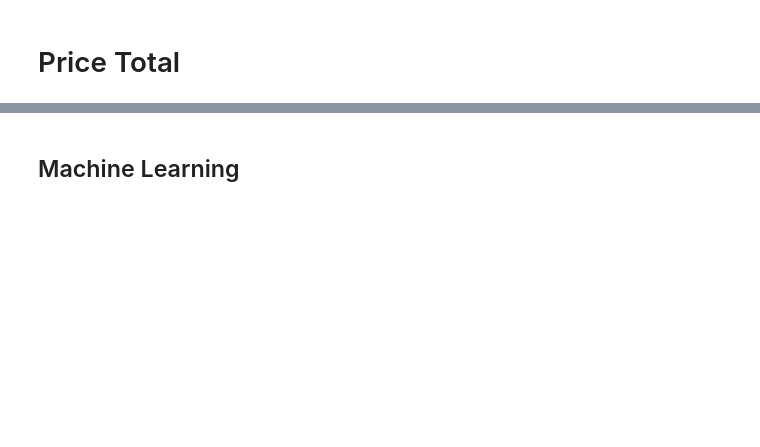
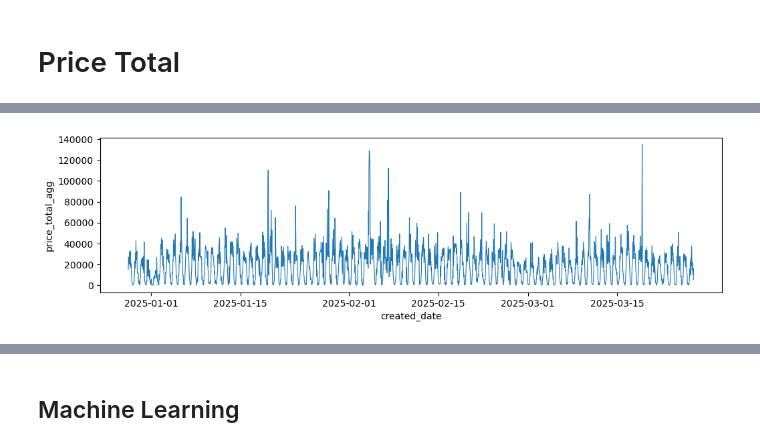
Before and after one commit to jeffc05/sinatra_sales_forecasting, a Jupyter notebook: sales_forecasting.ipynb, the cells around one changed output, grey strips where cells are left out. Saved outputs shown, nothing was run; the diff lists cells and outputs as text; code cells hidden in the pictures; blank space fills up the shorter version.

```diff
--- a/sales_forecasting.ipynb
+++ b/sales_forecasting.ipynb
@@ -106,0 +132,14 @@ df_oot = pd.DataFrame(index=oot_dates)
+# %%
+# # fast shop
+# account_id = 'f9129295-bb08-4330-b60c-9f0beadda521'
+# sales_channel_id = 1
+
+# decathlon
+account_id = '05d9cc3a-decc-4fa2-b4e8-b44eef40e3b6'
+sales_channel_id = 3
+
+cond = (sales['account_id'] == account_id) & (sales['sales_channel_id'] == sales_channel_id) & sales['status'].notna()
+df_client = sales[cond].drop(['account_id', 'sales_channel_id'], axis=1)
+df_client['created_date'] = pd.to_datetime(df_client['created_date'], format='%Y-%m-%d %H:%M:%S.%f %z')
+df_client = df_client.sort_values('created_date').reset_index(drop=True)
+df_client['created_date'] = df_client['created_date'].dt.strftime("%Y-%m-%d %H:00:00").reset_index(drop=True)
@@ -144,7 +209,4 @@ df_client_mod = pd.merge(date_index, df_client_mod, how='left', on='created_date
 # %%
-# end_date = pd.to_datetime('2025-03-17 10')
-# date_index = pd.Series(pd.date_range(start=end_date - relativedelta(months=3),
-#                                      end=end_date,
-#                                      freq='h',
-#                                      name='created_date'))
-# df_client_mod = pd.merge(date_index, df_client_mod, how='left', on='created_date').set_index('created_date')
+oot_date_index = pd.Series(df_oot.index, name='created_date')
+combined_date_index = pd.concat([date_index, oot_date_index], axis=0)
+df_client_mod = pd.merge(combined_date_index, df_client_mod, how='left', on='created_date').set_index('created_date')
@@ -167,3 +243,13 @@ price_total.isna().sum()
 # %%
 lags = [price_total.shift(l).rename(f'lag_{l}') for l in range(1, 25)]
 price_total_lag = pd.concat([price_total, pd.concat(lags, axis=1)], axis=1).dropna()
+# %%
+price_total = price_total_lag.loc[price_total_lag.index <= END_DATE].copy()
+price_total_train = price_total_lag.loc[price_total_lag.index < START_DATE].copy()
+price_total_test = price_total_lag.loc[(price_total_lag.index >= START_DATE) & (price_total_lag.index <= END_DATE)].copy()
+price_total_oot = price_total_lag.loc[price_total_lag.index > END_DATE].copy()
+# %%
+X, y = price_total.iloc[:, 1:], price_total.iloc[:, 0]
+X_train, y_train = price_total_train.iloc[:, 1:], price_total_train.iloc[:, 0]
+X_test, y_test = price_total_test.iloc[:, 1:], price_total_test.iloc[:, 0]
+X_oot = price_total_oot.iloc[:, 1:]
@@ -178,3 +279,5 @@ df_test = df[-TEST_SIZE:]
 # %%
 plt.figure(figsize=(12, 3))
-sns.lineplot(df_train, lw=0.8);
+sns.lineplot(y_train, lw=0.8);
+# %% [output]
+[figure, added]
```
Also changed, not shown: parts of 94 cells of this notebook, 3 other files.
